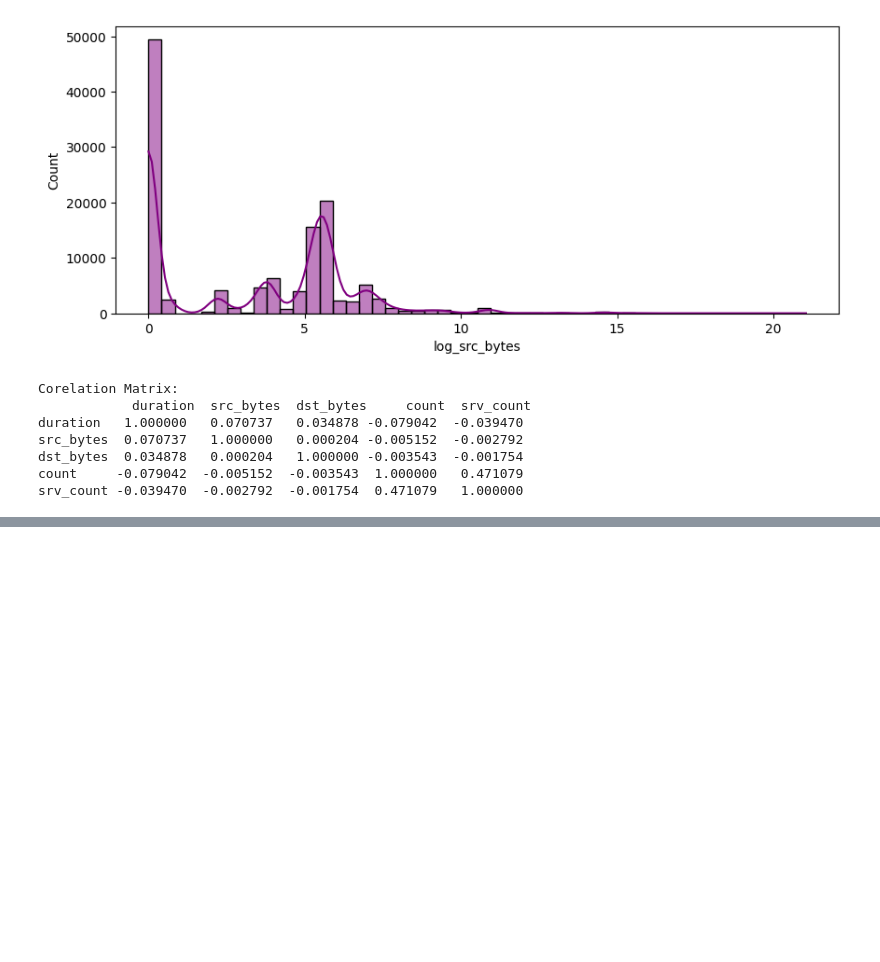
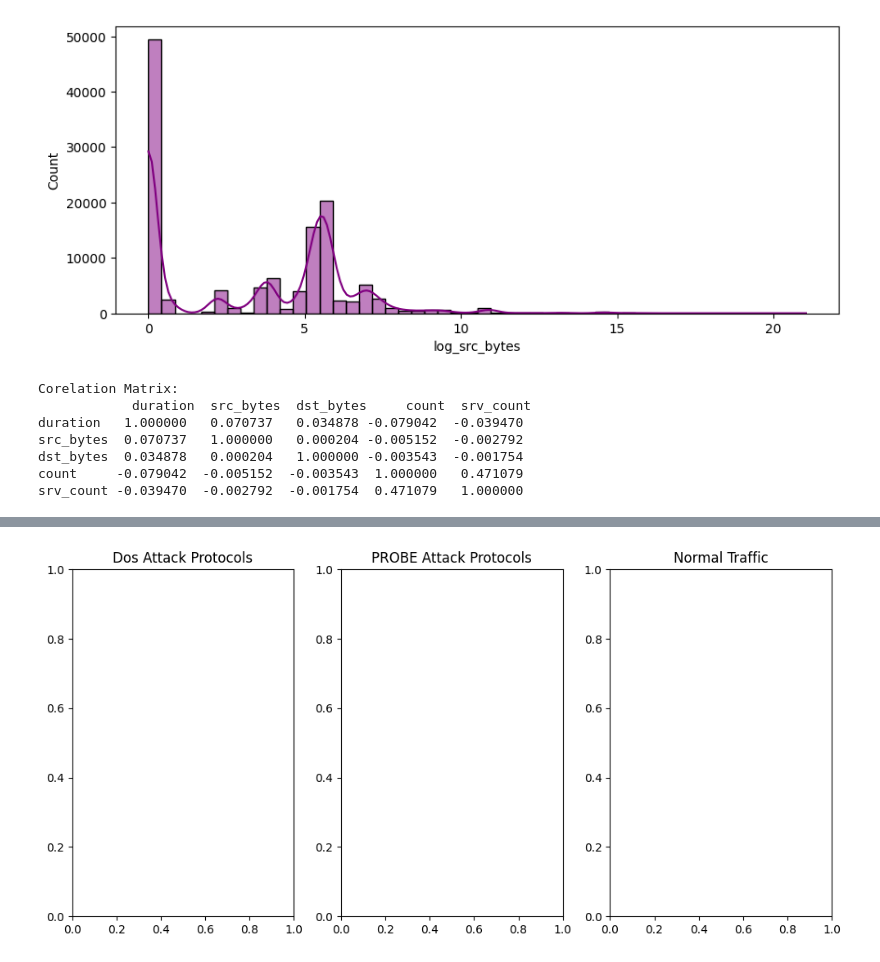
Before and after one commit to mailech/SentinelNet-AI-Powered-Network-Intrusion-Detection-System-, a Jupyter notebook: Download.ipynb, the cells around one changed output, grey strips where cells are left out. Cells and saved outputs as stored; diff of their text form; code cells hidden in the pictures; blank space fills up the shorter version.

```diff
--- a/Download.ipynb
+++ b/Download.ipynb
@@ -526,0 +507,13 @@ plt.show()
+# %%
+fig, axes = plt.subplots(1,3, figsize=(10,5))
+sns.countplot(x='protocol_type', data = df[df['class'] == 'duration'],ax= axes[0])
+axes[0].set_title("Dos Attack Protocols")
+sns.countplot(x='protocol_type', data = df[df['class'] == 'duration'],ax= axes[1])
+axes[1].set_title("PROBE Attack Protocols")
+sns.countplot(x='protocol_type', data = df[df['class'] == 'duration'],ax= axes[2])
+axes[2].set_title("Normal Traffic")
+
+plt.tight_layout()
+plt.show()
+# %% [output]
+[figure, added]
```
Also changed, not shown: parts of 5 cells of this notebook.
